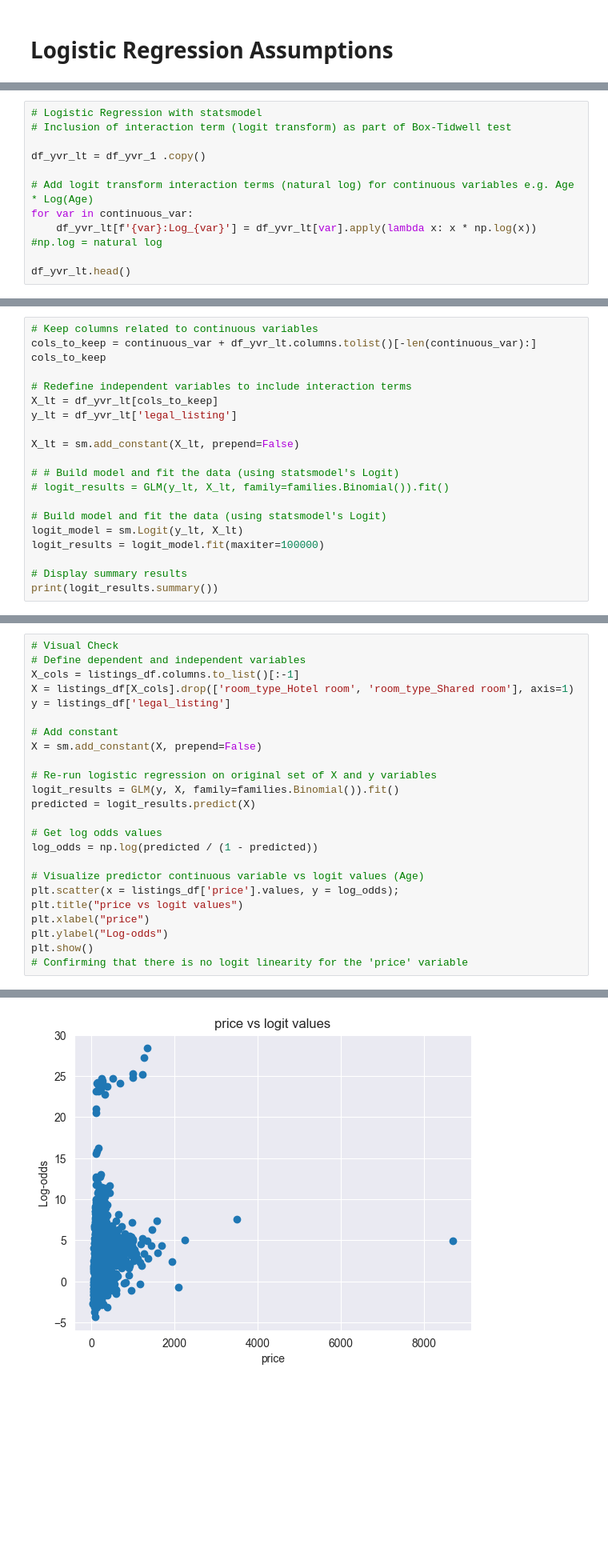
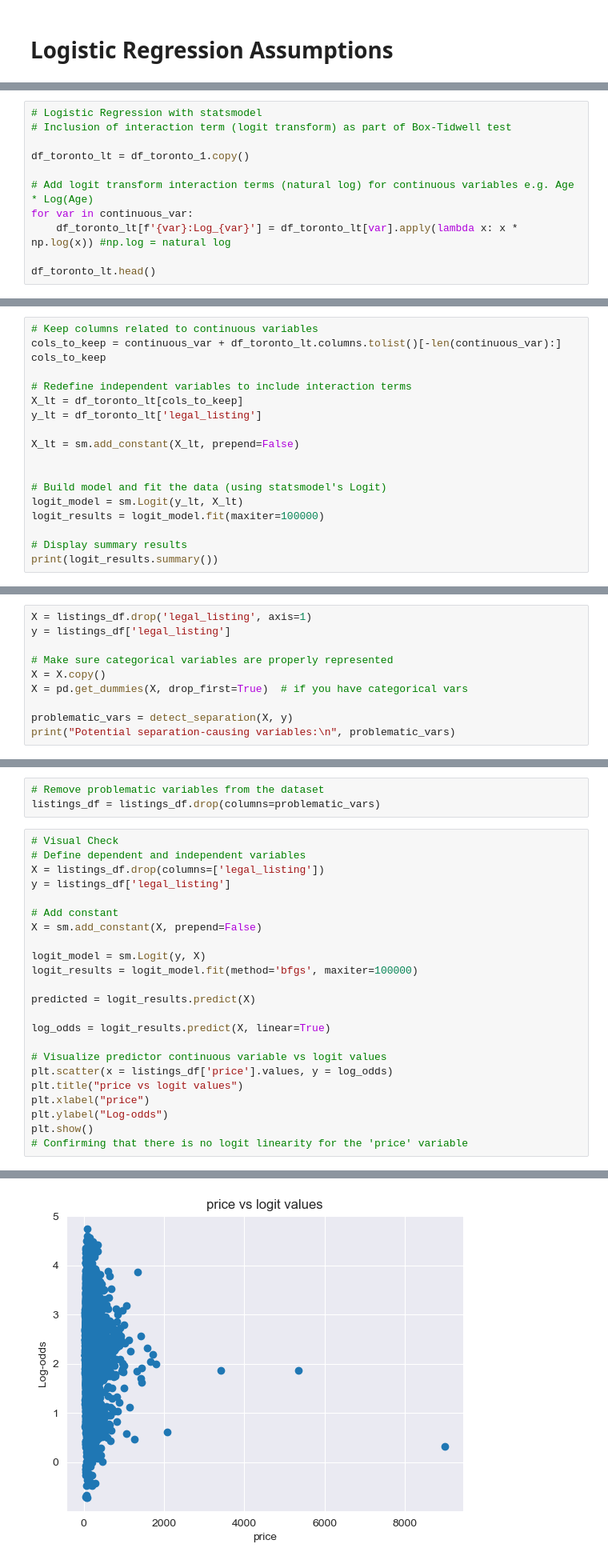
Before and after one commit to JuanesLamilla/yvr-airbnb-license-model, a Jupyter notebook: Logistic_Regression_Assumptions.ipynb, the cells around one changed output, grey strips where cells are left out. Shown at 80% size. Saved outputs shown, nothing was run; the diff lists cells and outputs as text; blank space fills up the shorter version.

```diff
--- a/Logistic_Regression_Assumptions.ipynb
+++ b/Logistic_Regression_Assumptions.ipynb
@@ -55,11 +91,11 @@ print(df_yvr_1[['price','host_response_rate','review_scores_checkin','review_sco
 # Logistic Regression with statsmodel
 # Inclusion of interaction term (logit transform) as part of Box-Tidwell test
 
-df_yvr_lt = df_yvr_1 .copy()
+df_toronto_lt = df_toronto_1.copy()
 
 # Add logit transform interaction terms (natural log) for continuous variables e.g. Age * Log(Age)
 for var in continuous_var:
-    df_yvr_lt[f'{var}:Log_{var}'] = df_yvr_lt[var].apply(lambda x: x * np.log(x)) #np.log = natural log
+    df_toronto_lt[f'{var}:Log_{var}'] = df_toronto_lt[var].apply(lambda x: x * np.log(x)) #np.log = natural log
 
-df_yvr_lt.head()
+df_toronto_lt.head()
 # %% [output]
@@ -73,16 +109,14 @@ df_yvr_lt.head()
 # %%
 # Keep columns related to continuous variables
-cols_to_keep = continuous_var + df_yvr_lt.columns.tolist()[-len(continuous_var):]
+cols_to_keep = continuous_var + df_toronto_lt.columns.tolist()[-len(continuous_var):]
 cols_to_keep
 
 # Redefine independent variables to include interaction terms
-X_lt = df_yvr_lt[cols_to_keep]
-y_lt = df_yvr_lt['legal_listing']
+X_lt = df_toronto_lt[cols_to_keep]
+y_lt = df_toronto_lt['legal_listing']
 
 X_lt = sm.add_constant(X_lt, prepend=False)
 
-# # Build model and fit the data (using statsmodel's Logit)
-# logit_results = GLM(y_lt, X_lt, family=families.Binomial()).fit()
 
 # Build model and fit the data (using statsmodel's Logit)
 logit_model = sm.Logit(y_lt, X_lt)
@@ -110,0 +181,10 @@ const                                                      -7.9604      4.316
+# %%
+X = listings_df.drop('legal_listing', axis=1)
+y = listings_df['legal_listing']
+
+# Make sure categorical variables are properly represented
+X = X.copy()
+X = pd.get_dummies(X, drop_first=True)  # if you have categorical vars
+
+problematic_vars = detect_separation(X, y)
+print("Potential separation-causing variables:\n", problematic_vars)
@@ -111,22 +194,24 @@ const                                                      -7.9604      4.316
+# %%
+# Remove problematic variables from the dataset
+listings_df = listings_df.drop(columns=problematic_vars)
 # %%
 # Visual Check
 # Define dependent and independent variables
-X_cols = listings_df.columns.to_list()[:-1]
-X = listings_df[X_cols].drop(['room_type_Hotel room', 'room_type_Shared room'], axis=1)
+X = listings_df.drop(columns=['legal_listing'])
 y = listings_df['legal_listing']
 
 # Add constant
 X = sm.add_constant(X, prepend=False)
 
-# Re-run logistic regression on original set of X and y variables
-logit_results = GLM(y, X, family=families.Binomial()).fit()
+logit_model = sm.Logit(y, X)
+logit_results = logit_model.fit(method='bfgs', maxiter=100000)
+
 predicted = logit_results.predict(X)
 
-# Get log odds values
-log_odds = np.log(predicted / (1 - predicted))
+log_odds = logit_results.predict(X, linear=True)
 
-# Visualize predictor continuous variable vs logit values (Age)
-plt.scatter(x = listings_df['price'].values, y = log_odds);
+# Visualize predictor continuous variable vs logit values
+plt.scatter(x = listings_df['price'].values, y = log_odds)
 plt.title("price vs logit values")
 plt.xlabel("price")
 plt.ylabel("Log-odds")
@@ -136 +226 @@ plt.show()
-[figure, old version]
+[figure, new version]
```
Also changed, not shown: parts of 31 cells of this notebook, 7 other files.
